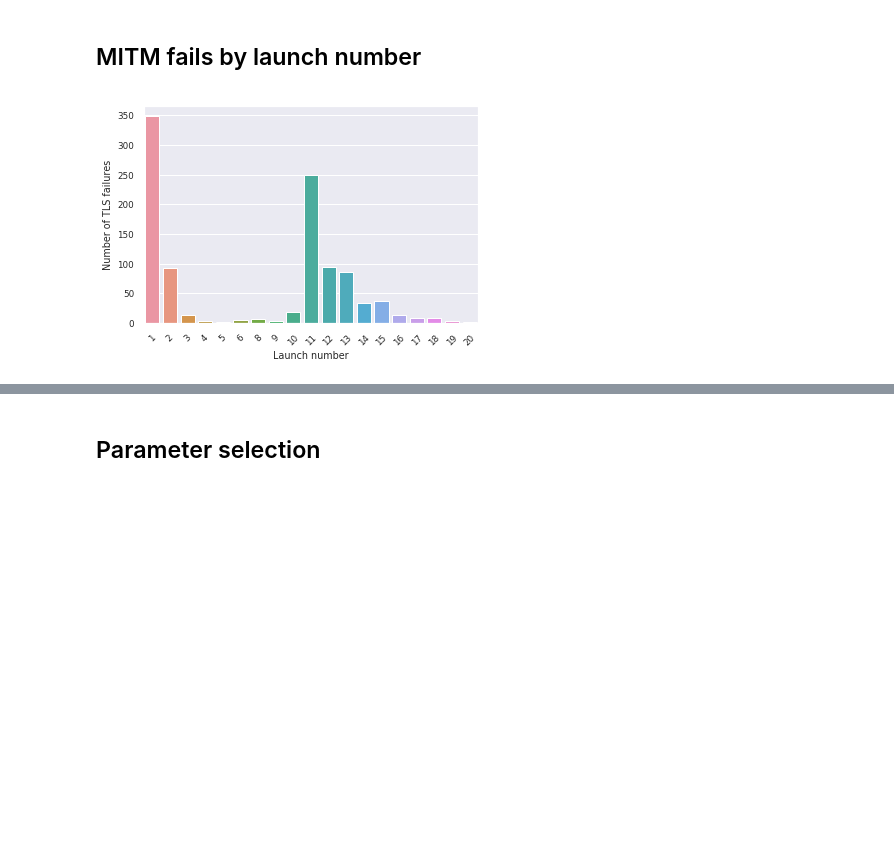
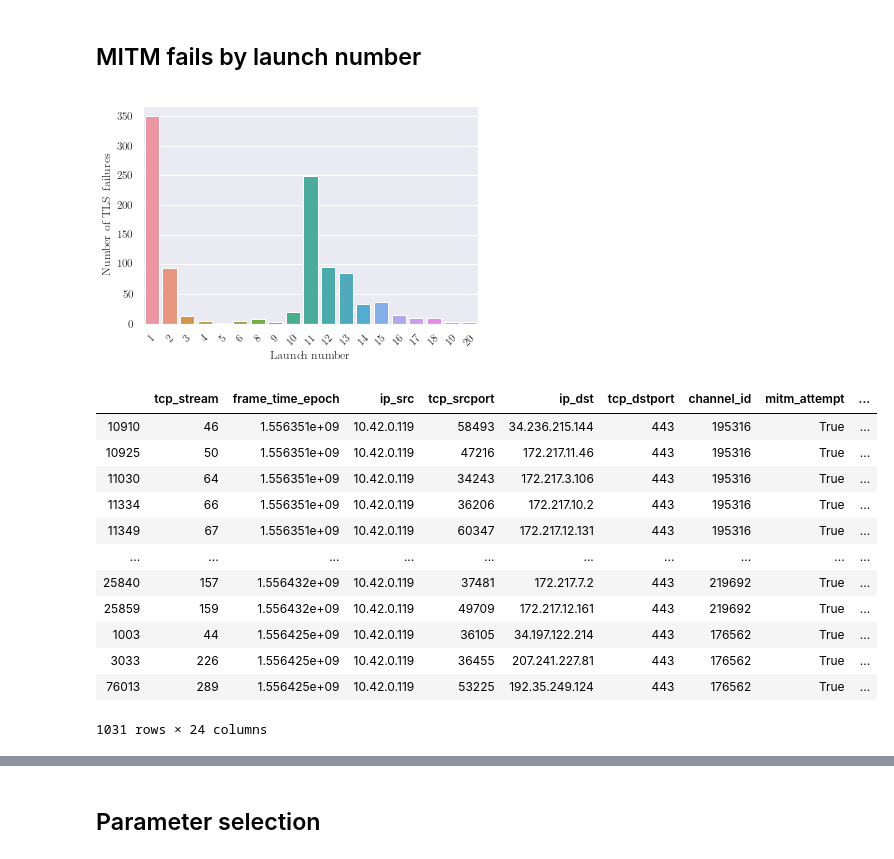
Before and after one commit to citp/ott-tracking, a Jupyter notebook: src/analysis/notebooks/MITM-Warmup-Param-Search.ipynb, the cells around one changed output, grey strips where cells are left out. Saved outputs shown, nothing was run; the diff lists cells and outputs as text; code cells hidden in the pictures; blank space fills up the shorter version.

```diff
--- a/src/analysis/notebooks/MITM-Warmup-Param-Search.ipynb
+++ b/src/analysis/notebooks/MITM-Warmup-Param-Search.ipynb
@@ -158,11 +169,28 @@ def plot_ssl_by(df, filename=None, group_by="epoch",rotation=45,
 # %% [markdown]
 ## MITM fails by launch number
 # %%
+roku_fails  = roku_attempts[~roku_attempts.ssl_success]
 plot_ssl_by(roku_fails, group_by="launch_no_int",
             filename="roku_ssl_fails_launch_no_combined.pdf",
            xlabel='Launch number', ylabel='Number of TLS failures')
 # %% [output]
-[figure, old version]
+[figure, new version]
+# %%
+roku_fails
+# %% [output]
+|  | tcp_stream | frame_time_epoch | ip_src | tcp_srcport | ip_dst | tcp_dstport | channel_id | mitm_attempt | ... |
+| 10910 | 46 | 1.556351e+09 | 10.42.0.119 | 58493 | 34.236.215.144 | 443 | 195316 | True | ... |
+| 10925 | 50 | 1.556351e+09 | 10.42.0.119 | 47216 | 172.217.11.46 | 443 | 195316 | True | ... |
+| 11030 | 64 | 1.556351e+09 | 10.42.0.119 | 34243 | 172.217.3.106 | 443 | 195316 | True | ... |
+| 11334 | 66 | 1.556351e+09 | 10.42.0.119 | 36206 | 172.217.10.2 | 443 | 195316 | True | ... |
+| 11349 | 67 | 1.556351e+09 | 10.42.0.119 | 60347 | 172.217.12.131 | 443 | 195316 | True | ... |
+| ... | ... | ... | ... | ... | ... | ... | ... | ... | ... |
+| 25840 | 157 | 1.556432e+09 | 10.42.0.119 | 37481 | 172.217.7.2 | 443 | 219692 | True | ... |
+| 25859 | 159 | 1.556432e+09 | 10.42.0.119 | 49709 | 172.217.12.161 | 443 | 219692 | True | ... |
+| 1003 | 44 | 1.556425e+09 | 10.42.0.119 | 36105 | 34.197.122.214 | 443 | 176562 | True | ... |
+| 3033 | 226 | 1.556425e+09 | 10.42.0.119 | 36455 | 207.241.227.81 | 443 | 176562 | True | ... |
+| 76013 | 289 | 1.556425e+09 | 10.42.0.119 | 53225 | 192.35.249.124 | 443 | 176562 | True | ... |
+1031 rows × 24 columns
 # %%
 ax = roku_fails['launch_no_int'].hist(cumulative=True, bins=20, density=True, histtype="step")
 ax.set(xlabel="Launch number")
```
Also changed, not shown: parts of 18 cells of this notebook, 1 other file.
